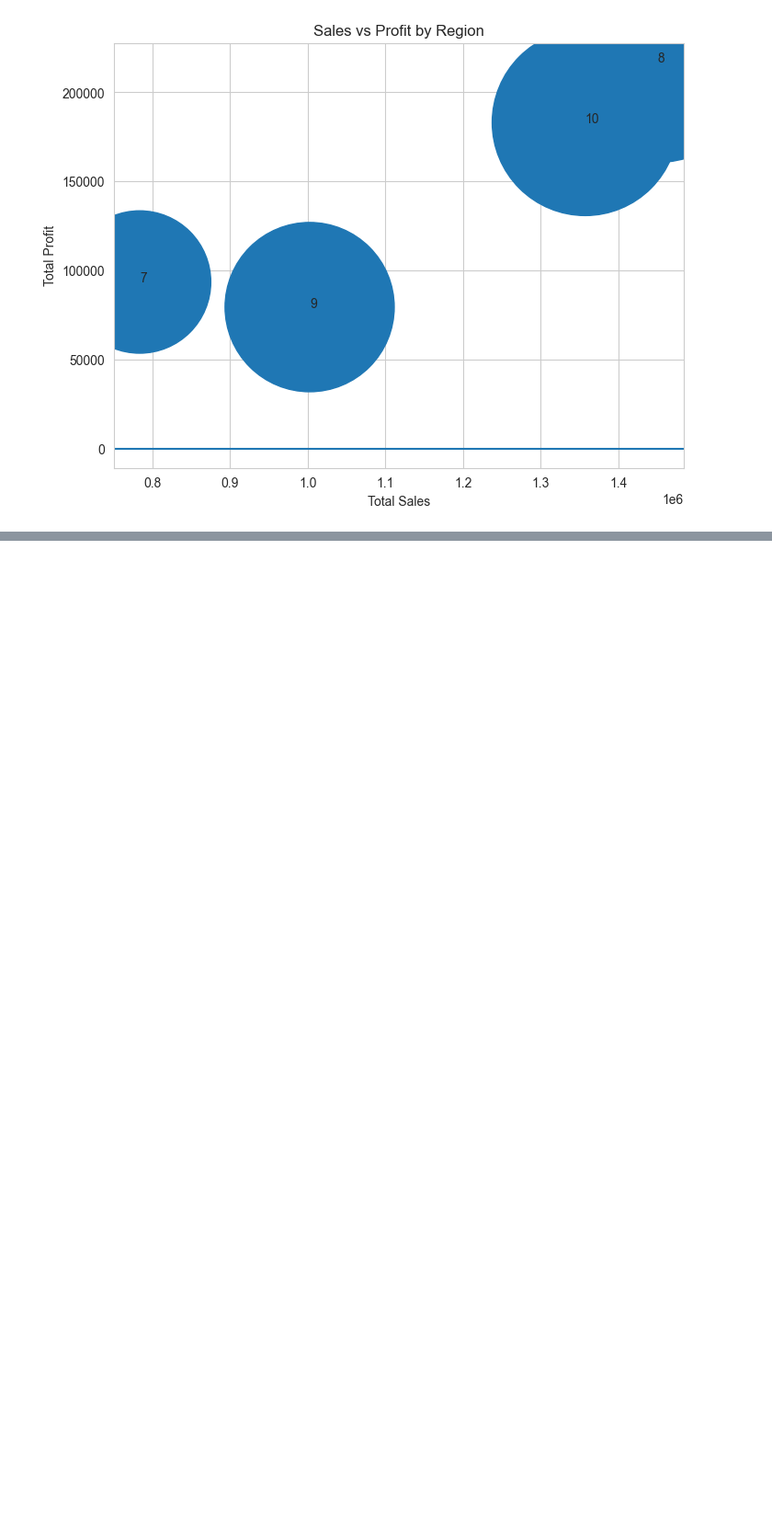
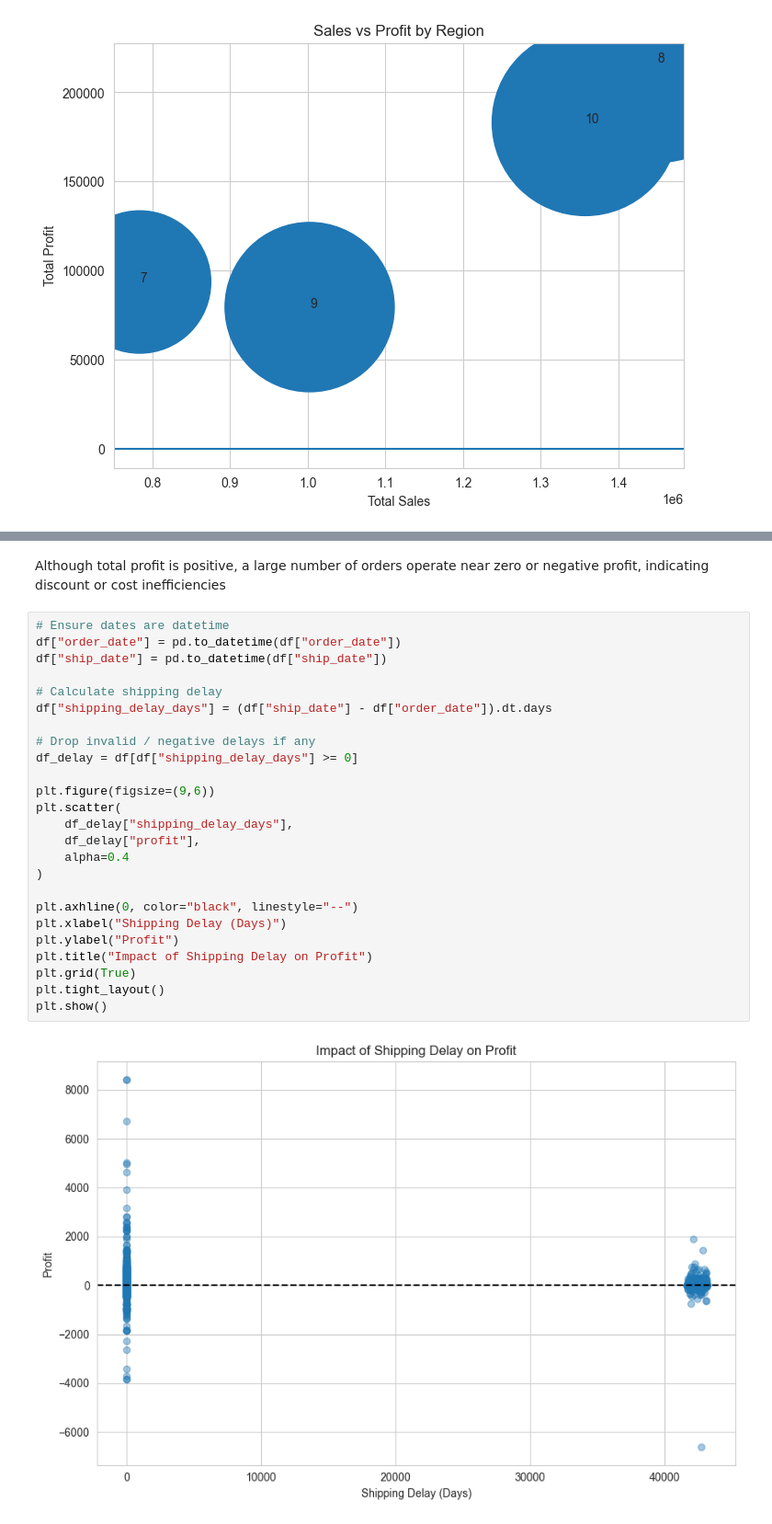
Before and after one commit to vaibhavdevangan/SalesCustomersAnalysis, a Jupyter notebook: 08_Visualisations.ipynb, the cells around one changed output, grey strips where cells are left out. Shown at 92% size. Saved outputs shown, nothing was run; the diff lists cells and outputs as text; blank space fills up the shorter version.

```diff
--- a/08_Visualisations.ipynb
+++ b/08_Visualisations.ipynb
@@ -343,0 +433,29 @@ plt.show()
+# %% [markdown]
+Although total profit is positive, a large number of orders operate near zero or negative profit, indicating discount or cost inefficiencies
+# %%
+# Ensure dates are datetime
+df["order_date"] = pd.to_datetime(df["order_date"])
+df["ship_date"] = pd.to_datetime(df["ship_date"])
+
+# Calculate shipping delay
+df["shipping_delay_days"] = (df["ship_date"] - df["order_date"]).dt.days
+
+# Drop invalid / negative delays if any
+df_delay = df[df["shipping_delay_days"] >= 0]
+
+plt.figure(figsize=(9,6))
+plt.scatter(
+    df_delay["shipping_delay_days"],
+    df_delay["profit"],
+    alpha=0.4
+)
+
+plt.axhline(0, color="black", linestyle="--")
+plt.xlabel("Shipping Delay (Days)")
+plt.ylabel("Profit")
+plt.title("Impact of Shipping Delay on Profit")
+plt.grid(True)
+plt.tight_layout()
+plt.show()
+# %% [output]
+[figure, added]
```
Also changed, not shown: parts of 18 cells of this notebook, 13 other files.
